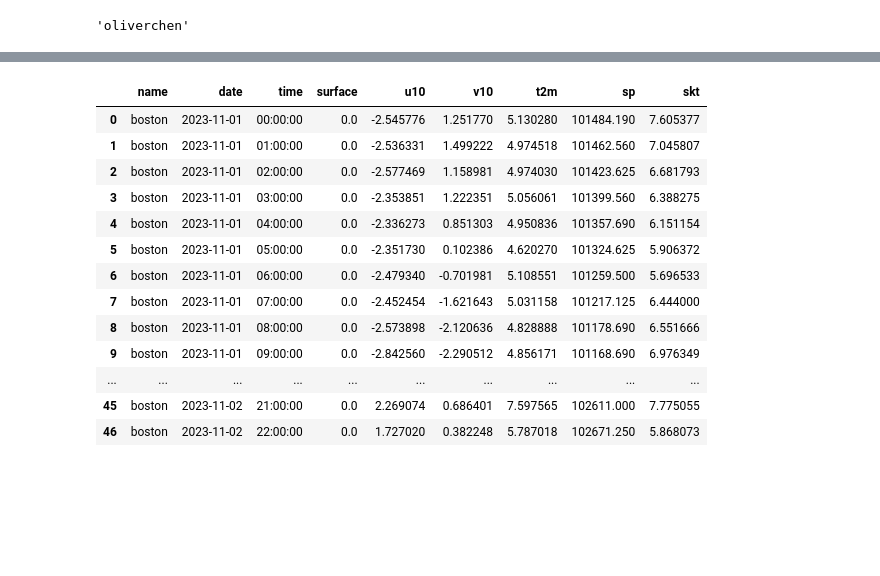
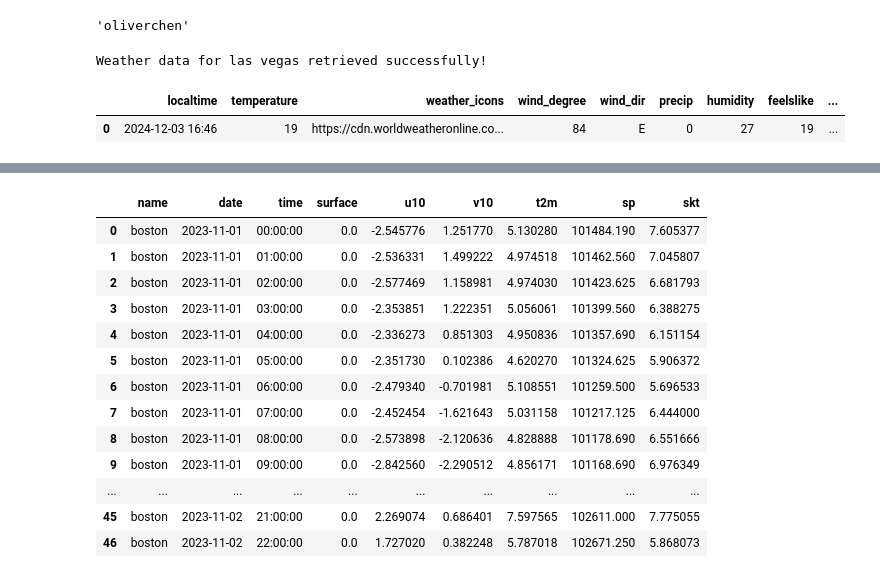
Before and after one commit to BingzheChen/DS6600_datapipeline, a Jupyter notebook: sandbox.ipynb, the cells around one changed output, grey strips where cells are left out. Saved outputs shown, nothing was run; the diff lists cells and outputs as text; code cells hidden in the pictures; blank space fills up the shorter version.

```diff
--- a/sandbox.ipynb
+++ b/sandbox.ipynb
@@ -20,3 +20,10 @@ password
 postgres_password = os.getenv('POSTGRES_PASSWORD')
 # %%
 dp = DataPipeline()
+# %%
+current_data = dp.get_current_weather('lasvegas')
+current_data
+# %% [output]
+Weather data for las vegas retrieved successfully!
+|  | localtime | temperature | weather_icons | wind_degree | wind_dir | precip | humidity | feelslike | ... |
+| 0 | 2024-12-03 16:46 | 19 | https://cdn.worldweatheronline.co... | 84 | E | 0 | 27 | 19 | ... |
```
Also changed, not shown: parts of 2 cells of this notebook, 2 other files.
